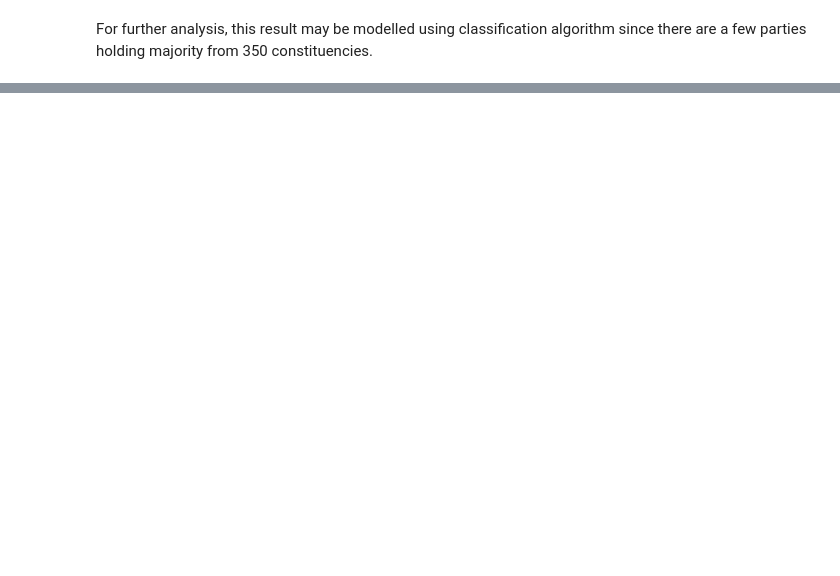
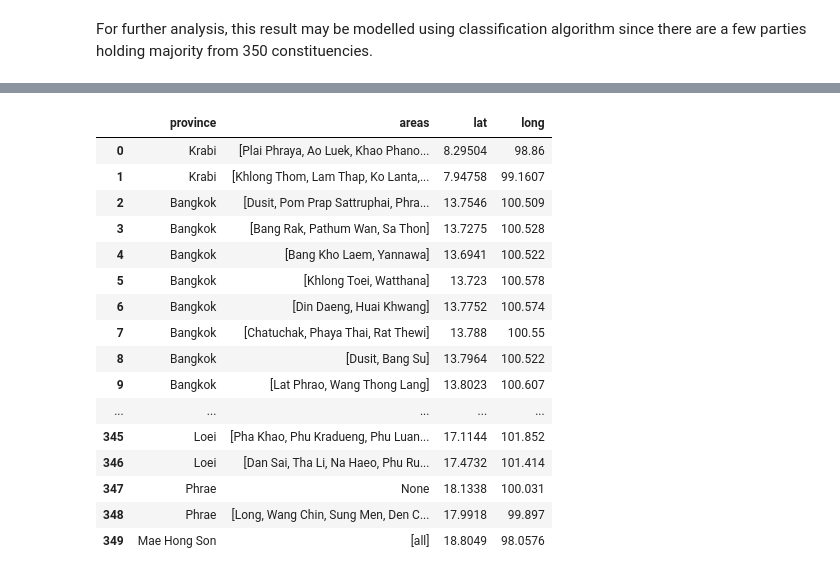
Before and after one commit to pornvutp/Coursera_Capstone, a Jupyter notebook: Capstone Project - Week 5.ipynb, the cells around one changed output, grey strips where cells are left out. Saved outputs shown, nothing was run; the diff lists cells and outputs as text; code cells hidden in the pictures; blank space fills up the shorter version.

```diff
--- a/Capstone Project - Week 5.ipynb
+++ b/Capstone Project - Week 5.ipynb
@@ -70,0 +175,5 @@ For further analysis, this result may be modelled using classification algorithm
+# %%
+# Group dataframe by province (CHANGWAT) and area (AMPHOE)
+
+df_coord_gr = df_coord.groupby(['CHANGWAT_E','AMPHOE_E']).mean()
+df_coord_gr.head(350)
@@ -70,0 +201,8 @@ For further analysis, this result may be modelled using classification algorithm
+# %%
+# Convert from json file into dataframe
+
+zone = result_zone
+
+df_zone = json_normalize(zone)
+
+df_zone.head()
@@ -70,0 +216,7 @@ For further analysis, this result may be modelled using classification algorithm
+# %%
+# Drop unnecessary columns and rearrange column order
+df_temp = df_zone.copy()
+df_zone = df_temp[["province","areas"]].copy()
+df_zone_2 = df_temp[["zone"]].copy()
+
+df_zone.head()
@@ -70,0 +263,53 @@ For further analysis, this result may be modelled using classification algorithm
+# %%
+# Find average coordinate for each row
+
+for i in range(len(df_zone)):
+    df_zone.loc[i,"lat"]=['']
+    df_zone.loc[i,"long"]=['']
+    lat = ''
+    long = ''
+    if df_zone.loc[i,"areas"] is not None:
+
+        for j in range(len(df_zone.loc[i,"areas"])):
+
+            try:
+                temp_lat = df_coord_gr.loc[(df_zone.loc[i,"province"],df_zone.loc[i,"areas"][j]),'LAT']
+                temp_long = df_coord_gr.loc[(df_zone.loc[i,"province"],df_zone.loc[i,"areas"][j]),'LONG']
+
+            except:
+
+                temp_lat = df_coord_gr.loc[df_zone.loc[i,"province"],'LAT'].mean()
+                temp_long = df_coord_gr.loc[df_zone.loc[i,"province"],'LONG'].mean()
+
+            if j < len(df_zone.loc[i,"areas"])-1:
+                lat = lat + str(temp_lat) + ','
+                long = long + str(temp_long) + ','
+            else:
+                lat = lat + str(temp_lat)
+                long = long + str(temp_long)
+
+        df_zone.loc[i,"lat"] = np.mean(list(map(float, lat.split(','))))
+        df_zone.loc[i,"long"] = np.mean(list(map(float, long.split(','))))
+    else:
+        df_zone.loc[i,"lat"] = df_coord_gr.loc[df_zone.loc[i,"province"],'LAT'].mean()
+        df_zone.loc[i,"long"] = df_coord_gr.loc[df_zone.loc[i,"province"],'LONG'].mean()
+
+df_zone.head(350)
+# %% [output]
+|  | province | areas | lat | long |
+| 0 | Krabi | [Plai Phraya, Ao Luek, Khao Phano... | 8.29504 | 98.86 |
+| 1 | Krabi | [Khlong Thom, Lam Thap, Ko Lanta,... | 7.94758 | 99.1607 |
+| 2 | Bangkok | [Dusit, Pom Prap Sattruphai, Phra... | 13.7546 | 100.509 |
+| 3 | Bangkok | [Bang Rak, Pathum Wan, Sa Thon] | 13.7275 | 100.528 |
+| 4 | Bangkok | [Bang Kho Laem, Yannawa] | 13.6941 | 100.522 |
+| 5 | Bangkok | [Khlong Toei, Watthana] | 13.723 | 100.578 |
+| 6 | Bangkok | [Din Daeng, Huai Khwang] | 13.7752 | 100.574 |
+| 7 | Bangkok | [Chatuchak, Phaya Thai, Rat Thewi] | 13.788 | 100.55 |
+| 8 | Bangkok | [Dusit, Bang Su] | 13.7964 | 100.522 |
+| 9 | Bangkok | [Lat Phrao, Wang Thong Lang] | 13.8023 | 100.607 |
+| ... | ... | ... | ... | ... |
+| 345 | Loei | [Pha Khao, Phu Kradueng, Phu Luan... | 17.1144 | 101.852 |
+| 346 | Loei | [Dan Sai, Tha Li, Na Haeo, Phu Ru... | 17.4732 | 101.414 |
+| 347 | Phrae | None | 18.1338 | 100.031 |
+| 348 | Phrae | [Long, Wang Chin, Sung Men, Den C... | 17.9918 | 99.897 |
+| 349 | Mae Hong Son | [all] | 18.8049 | 98.0576 |
```
Also changed, not shown: parts of 36 cells of this notebook.
